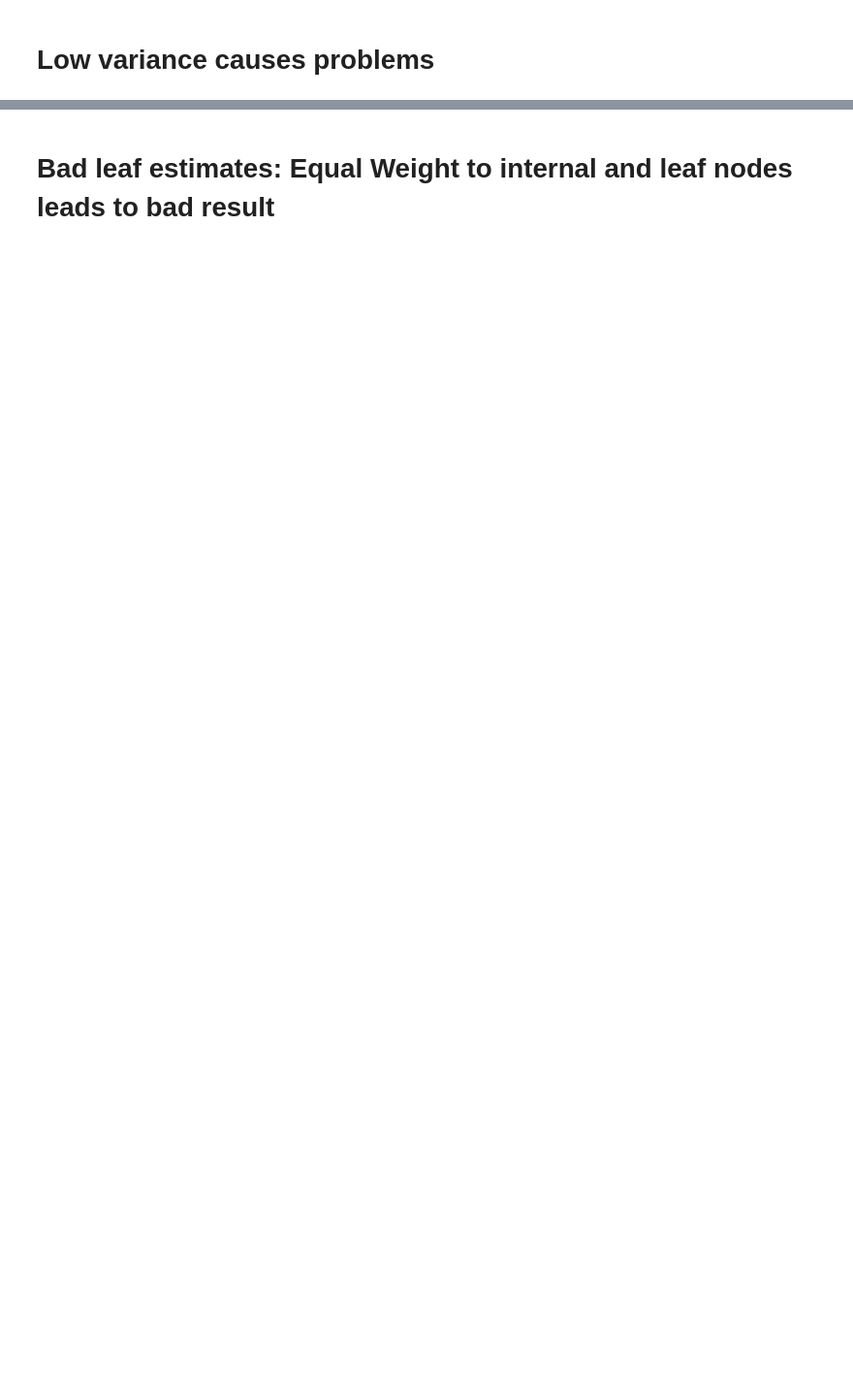
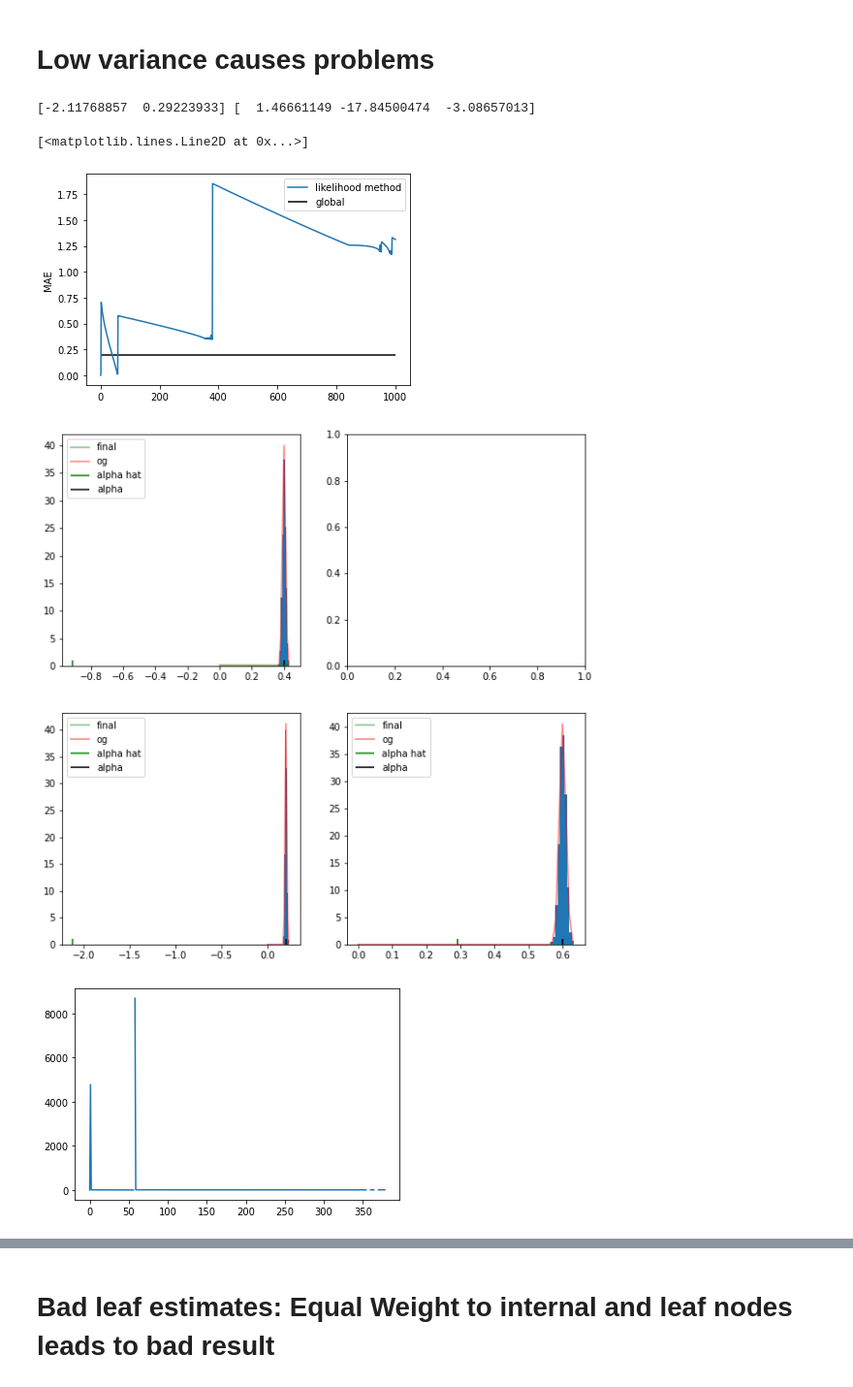
Before and after one commit to Dzeiberg/multiinstance, a Jupyter notebook: 22_Quarantine_DistCurve.ipynb, the cells around one changed output, grey strips where cells are left out. Shown at 97% size. Cells and saved outputs as stored; diff of their text form; code cells hidden in the pictures; blank space fills up the shorter version.

```diff
--- a/22_Quarantine_DistCurve.ipynb
+++ b/22_Quarantine_DistCurve.ipynb
@@ -16,7 +16,8 @@ os.sched_setaffinity(0, range(40,60))
 # %%
 # export
 def logLikelihood(xi,mu,sigma,normalize):
-    LL = (-len(xi)/2 * np.log(2*np.pi*(sigma + 1e-8)**2) - (1/(2*(sigma + 1e-8)**2)) * np.sum((xi - mu)**2))
+    #LL = (-len(xi)/2 * np.log(2*np.pi*(sigma + 1e-8)**2) - (1/(2*(sigma + 1e-8)**2)) * np.sum((xi - mu)**2))
+    LL = np.sum(agss.norm.logpdf(xi,mu,sigma))
     if normalize:
         LL = LL * (1/len(xi))
     return LL
@@ -164,3 +180,25 @@ def plotDistrs(ds,mus_,sigmas_):
     return fig
 # %% [markdown]
 # Low variance causes problems
+# %%
+dsi = buildDataset(1,nP=10,nU=20,posMean=6,negMean=2,cov=1,
+                   alphaDistr=lambda: np.random.choice([.20]))
+ds2 = buildDataset(1, nP=10,nU=20,posMean=6,negMean=2,cov=1,
+                   alphaDistr=lambda: np.random.choice([.60]))
+dsi.merge(ds2)
+
+dsi = prepDS(dsi,numbootstraps=1000,internalScale=.01,leafScale=.01,leafBias=0.00)
+dsi, mus,sigmas,maes,NLL = runAlgorithm(dsi,
+                                        NIter=1000,
+                                        rlambda=1,lr=0.01,newton=False)
+maefig1 = plotMAE(maes,dsi)
+fig1 = plotDistrs(dsi,mus,sigmas)
+print(dsi.mu, dsi.sigma)
+fig,ax= plt.subplots()
+ax.plot(NLL)
+# %% [output]
+[-2.11768857  0.29223933] [  1.46661149 -17.84500474  -3.08657013]
+[<matplotlib.lines.Line2D at 0x...>]
+[figure, added]
+[figure, added]
+[figure, added]
```
Also changed, not shown: parts of 13 cells of this notebook, 2 other files.
